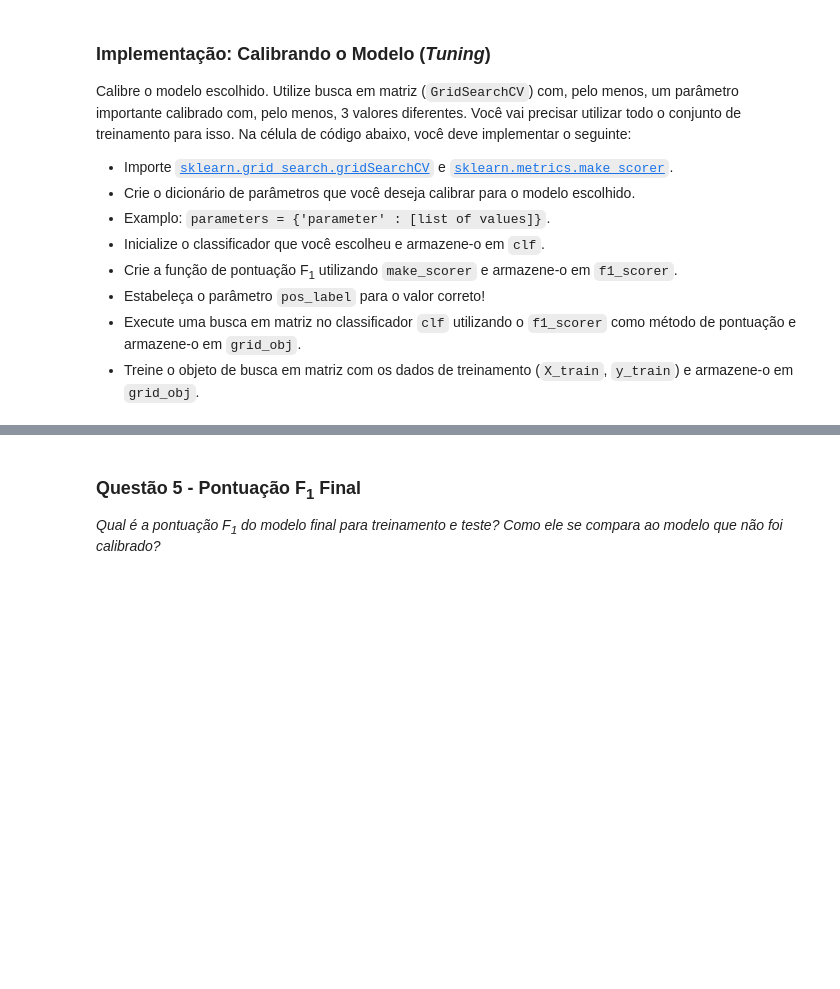
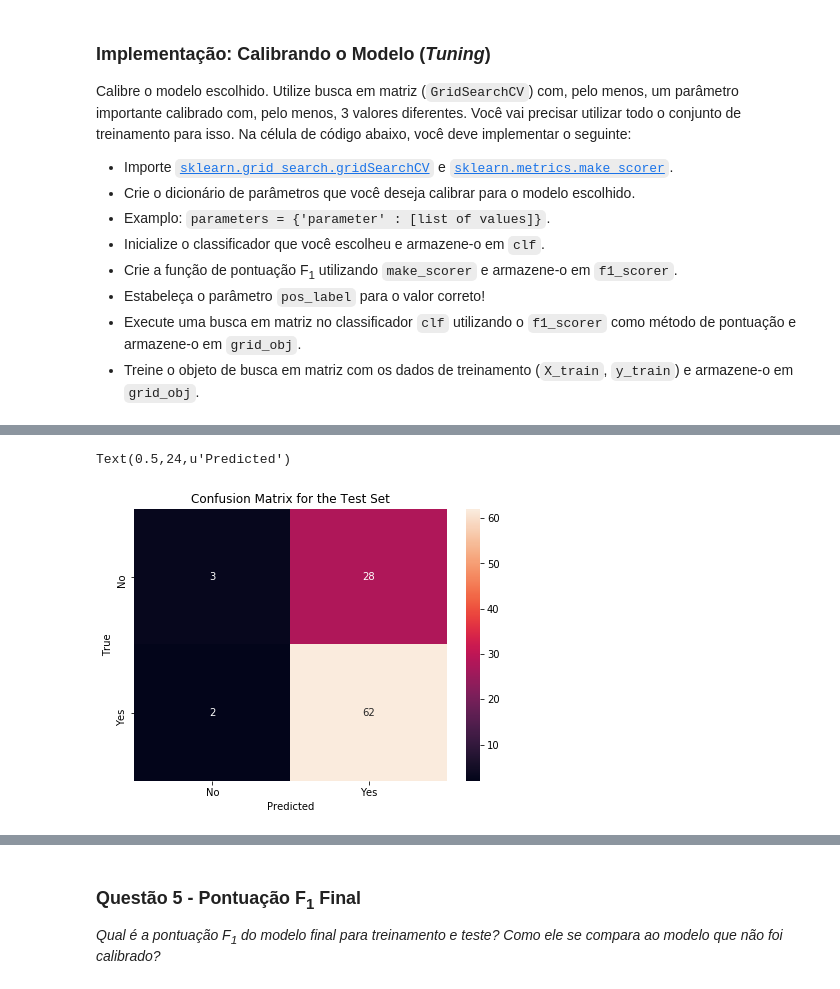
Before and after one commit to michelpf/mlnd-student-intervention, a Jupyter notebook: student_intervention_PT.ipynb, the cells around one changed output, grey strips where cells are left out. Drawn from its saved outputs; the diff is of its cells as text; code cells hidden in the pictures; blank space fills up the shorter version.

```diff
--- a/student_intervention_PT.ipynb
+++ b/student_intervention_PT.ipynb
@@ -587,3 +587,19 @@ O modelo calibrado tem F1 de 0.7820 no conjunto de teste.
+# %%
+import seaborn as sns # Install using 'pip install seaborn'
+from sklearn.metrics import confusion_matrix
+import matplotlib.pyplot as plt
+%matplotlib inline
+
+cm_test = confusion_matrix(y_test, clf.predict(X_test))
+
+plt.figure(figsize=(7,5))
+sns.heatmap(cm_test, annot=True, xticklabels=['No', 'Yes'], yticklabels=['No', 'Yes'])
+plt.title('Confusion Matrix for the Test Set')
+plt.ylabel('True')
+plt.xlabel('Predicted')
+# %% [output]
+Text(0.5,24,u'Predicted')
+[figure, added]
 # %%
 # TODO: Importe 'GridSearchCV' e 'make_scorer'
 from sklearn.metrics import make_scorer
```
Also changed, not shown: parts of 7 cells of this notebook.
